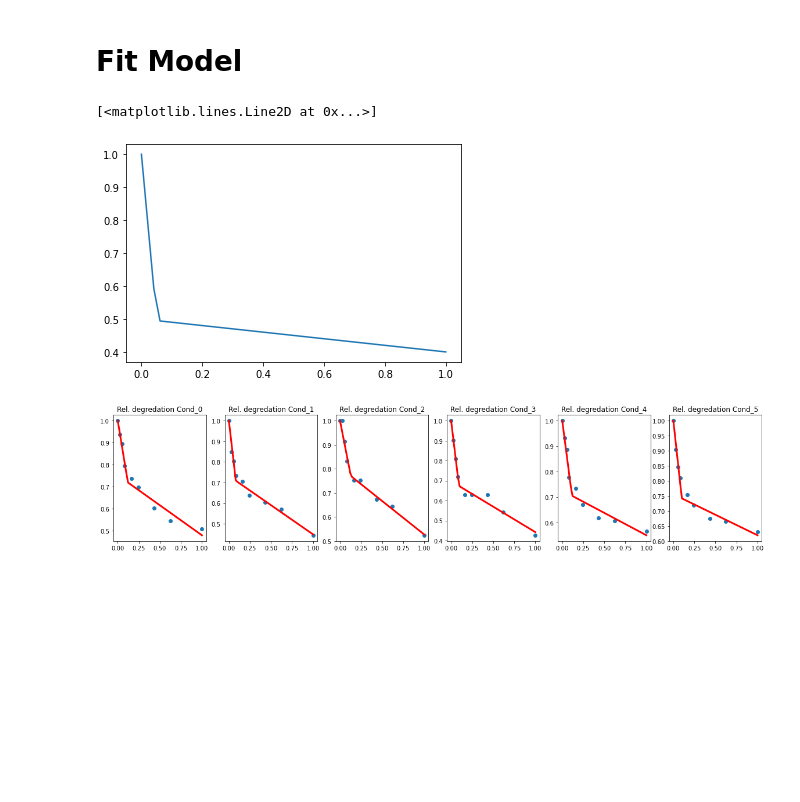
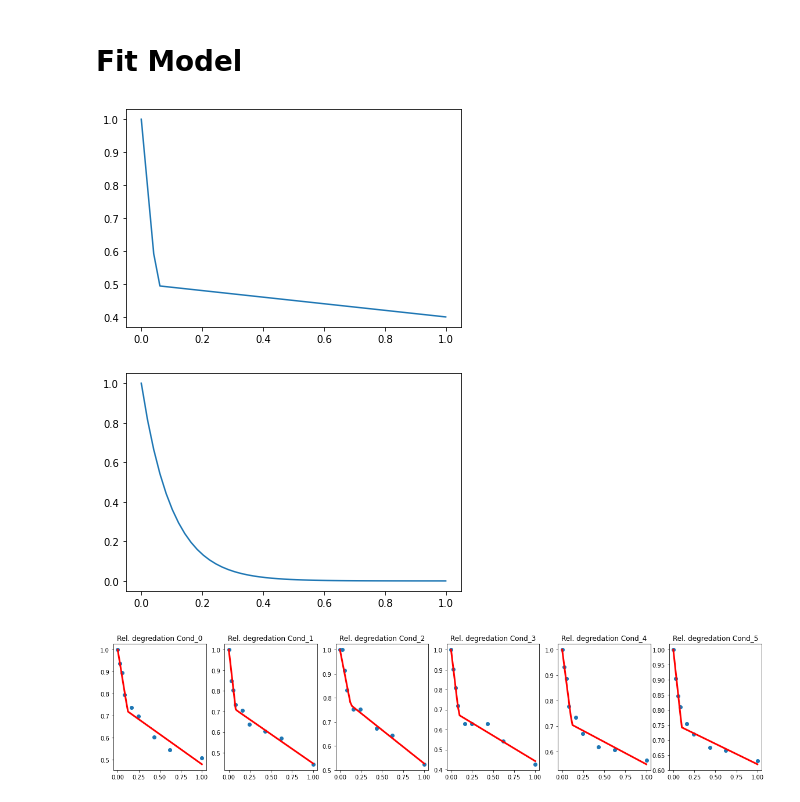
Before and after one commit to Neuromophic/Aging-aware-training, a Jupyter notebook: Aging Model/Aging Model double Linear.ipynb, the cells around one changed output. Drawn from its saved outputs; the diff is of its cells as text; code cells hidden in the pictures; blank space fills up the shorter version.

```diff
--- a/Aging Model/Aging Model double Linear.ipynb
+++ b/Aging Model/Aging Model double Linear.ipynb
@@ -51,7 +51,7 @@ from scipy.special import comb
 
 def get_piecewise_linear(x, *params):
     '''
-    Just two lines segments max
+    approximate the aging by two-segment linear function
     '''
 
     m0, m1, b1 = params
@@ -60,13 +60,25 @@ def get_piecewise_linear(x, *params):
     mod = lambda z : max(z*m0 + b0, z*m1 + b1)
 
     return np.array([mod(xi) for xi in x])
+
+def get_exponential_function(x, *params):
+    '''
+    approximate the aging by exponential function
+    '''
+    a, b = params
+    return a * np.exp(b * x) + 1 - a
 # %%
 p0 = np.array([-10, -.1, .5])
 vals = np.linspace(0,1)
 plt.plot(vals, get_piecewise_linear(vals, *p0));
 # %% [output]
-[<matplotlib.lines.Line2D at 0x...>]
 [figure]
+# %%
+params = [1, -10]
+vals = np.linspace(0,1)
+plt.plot(vals, get_exponential_function(vals, *params));
+# %% [output]
+[figure, added]
 # %%
 fig, ax = plt.subplots(ncols = len(data.columns), figsize=(20,4))
 
```
Also changed, not shown: parts of 11 cells of this notebook, 4 other files.
